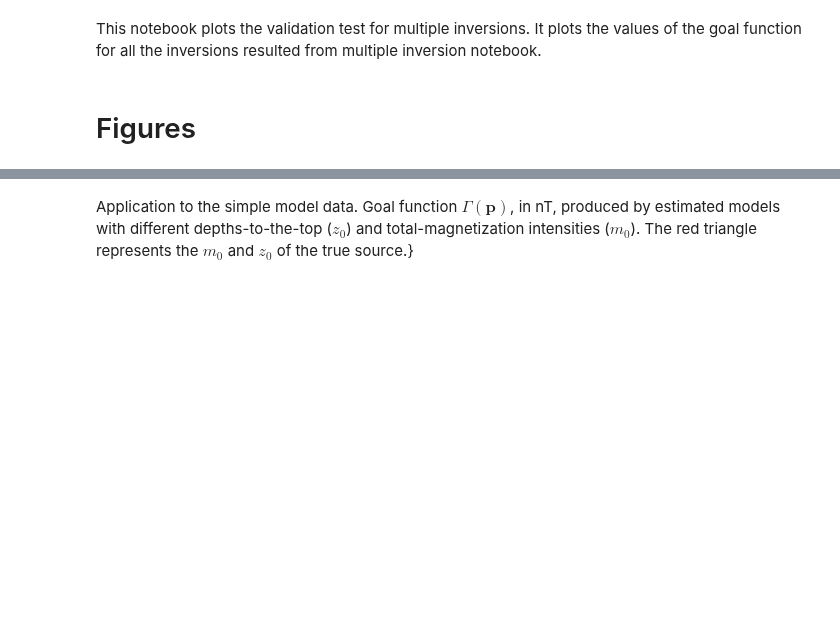
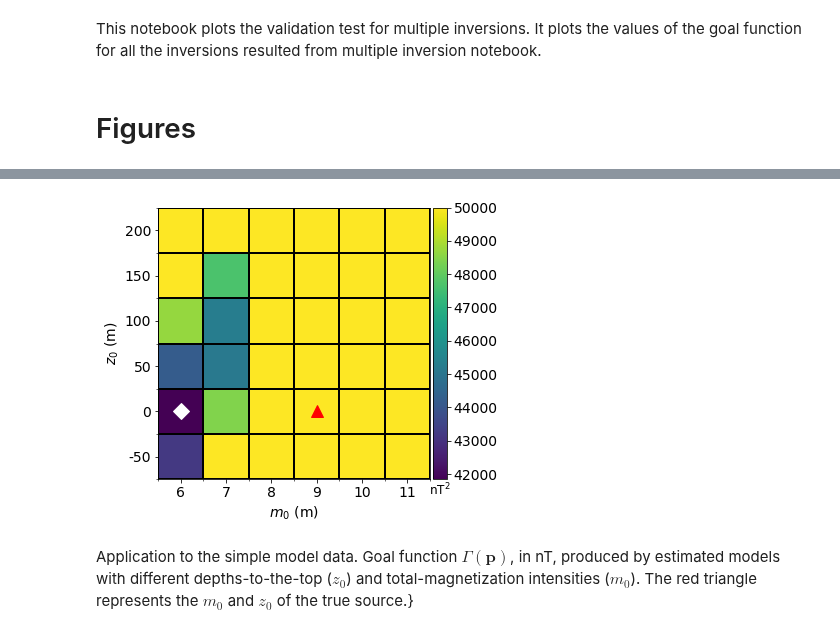
Before and after one commit to pinga-lab/magnetic-radial-inversion, a Jupyter notebook: code/funnel/plot_validation.ipynb, the cells around one changed output, grey strips where cells are left out. Cells and saved outputs as stored; diff of their text form; code cells hidden in the pictures; blank space fills up the shorter version.

```diff
--- a/code/funnel/plot_validation.ipynb
+++ b/code/funnel/plot_validation.ipynb
@@ -33,6 +33,7 @@ N = inversion['x'].size
 # %%
 # building the matrix of the goal function
 gamma_matrix = mfun.goal_matrix(n, m, inversion['results'])
+igamma_matrix = mfun.goal_matrix_ig(n, m, inversion['results'])
 # %%
 # building the matrix of the misfit function
 phi_matrix = mfun.misfit_matrix(n, m, inversion['results'])
@@ -46,3 +47,8 @@ mfun.plot_matrix(z0, intensity, gamma_matrix, int(np.min(gamma_matrix)),
+# %%
+mfun.plot_matrix(z0, intensity, igamma_matrix, int(np.min(igamma_matrix)),
+                 50000., [[1,0]], '$m_0$ (m)', '$z_0$ (m)', 'nT$^2$', (), 300, [1,3], filename)
+# %% [output]
+[figure, added]
 # %% [markdown]
 Application to the simple model data. Goal function $\Gamma(\mathbf{p})$, in nT, produced by estimated models with different depths-to-the-top ($ z_0 $) and total-magnetization intensities ($ m_0 $). The red triangle represents the $m_0$ and $z_0$ of the true source.}
 # %%
```
Also changed, not shown: parts of 2 cells of this notebook, 2 other files.
